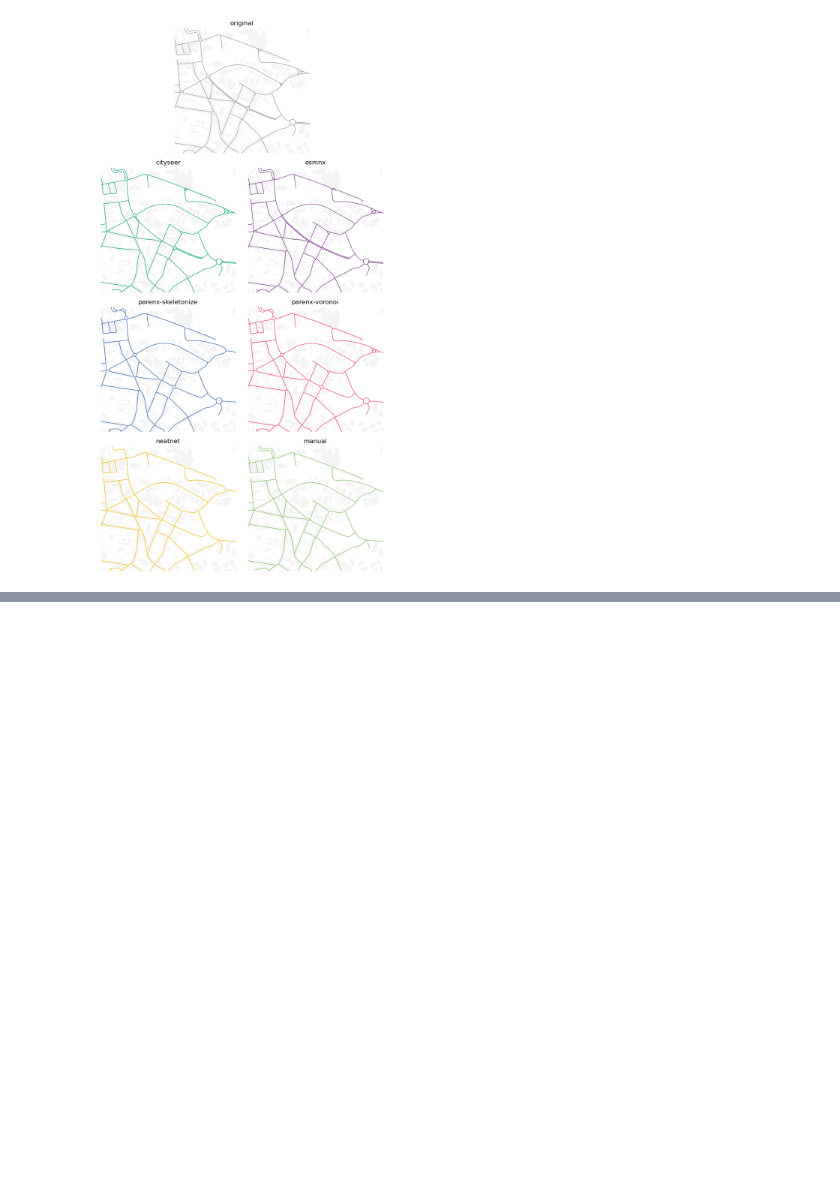
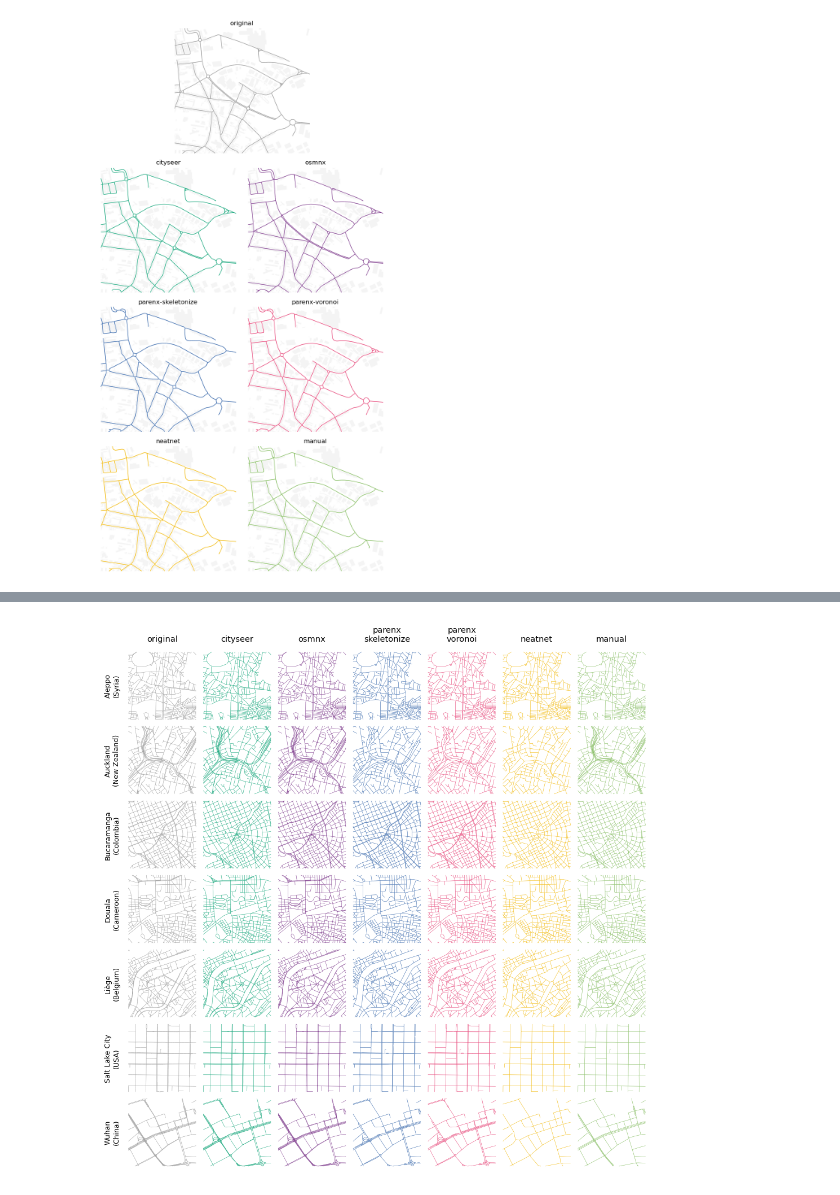
Before and after one commit to uscuni/simplification, a Jupyter notebook: notebooks/figures/usecases_paper.ipynb, the cells around one changed output, grey strips where cells are left out. Cells and saved outputs as stored; diff of their text form; code cells hidden in the pictures; blank space fills up the shorter version.

```diff
--- a/notebooks/figures/usecases_paper.ipynb
+++ b/notebooks/figures/usecases_paper.ipynb
@@ -795,0 +867,36 @@ fig.savefig(situations_fp + "fig_allmethods.png", dpi=300, bbox_inches="tight")
+# %%
+fig, axs = plt.subplots(7, 7, figsize=(8, 8), dpi=150)
+
+for i, city in enumerate(meta.eFUA_name.sort_values()):
+    for j, method in enumerate(methods_plotorder):
+        x, y = insets[city]
+        box = shapely.box(x-zoom, y-zoom, x+zoom, y+zoom)
+        gdf = geoms[city][method]['lines'].clip(box)
+        # cityseer somehow returns two points...
+        gdf[gdf.geom_type != "Point"].plot(ax=axs[i, j], color=utils.method_color[method], linewidth=.25)
+
+
+        # add subplot titles to upper row
+        if i == 0:
+            axs[i, j].set_title(method.replace('-', '\n'), fontsize=7, y=1)
+
+        # add ylabels to leftmost column
+        if method == "original":
+            axs[i, j].set_ylabel(
+                f"{city}\n({meta[meta.eFUA_name == city].Cntry_name.item()})",
+                rotation=90,
+                fontsize=6,
+                multialignment="center",
+                x=0.02,
+            )
+            # hide all axis elements except y-label of original
+            axs[i, j].get_xaxis().set_visible(False)
+            axs[i, j].get_yaxis().set_ticks([])
+            axs[i, j].spines[:].set_visible(False)
+        else:
+            axs[i, j].set_axis_off()
+
+fig.subplots_adjust(wspace = 0.00, hspace=0.00)
+fig.savefig(situations_fp + "fig-all-results.png", dpi=300, bbox_inches="tight")
+# %% [output]
+[figure, added]
```
Also changed, not shown: parts of 16 cells of this notebook, 23 other files.
